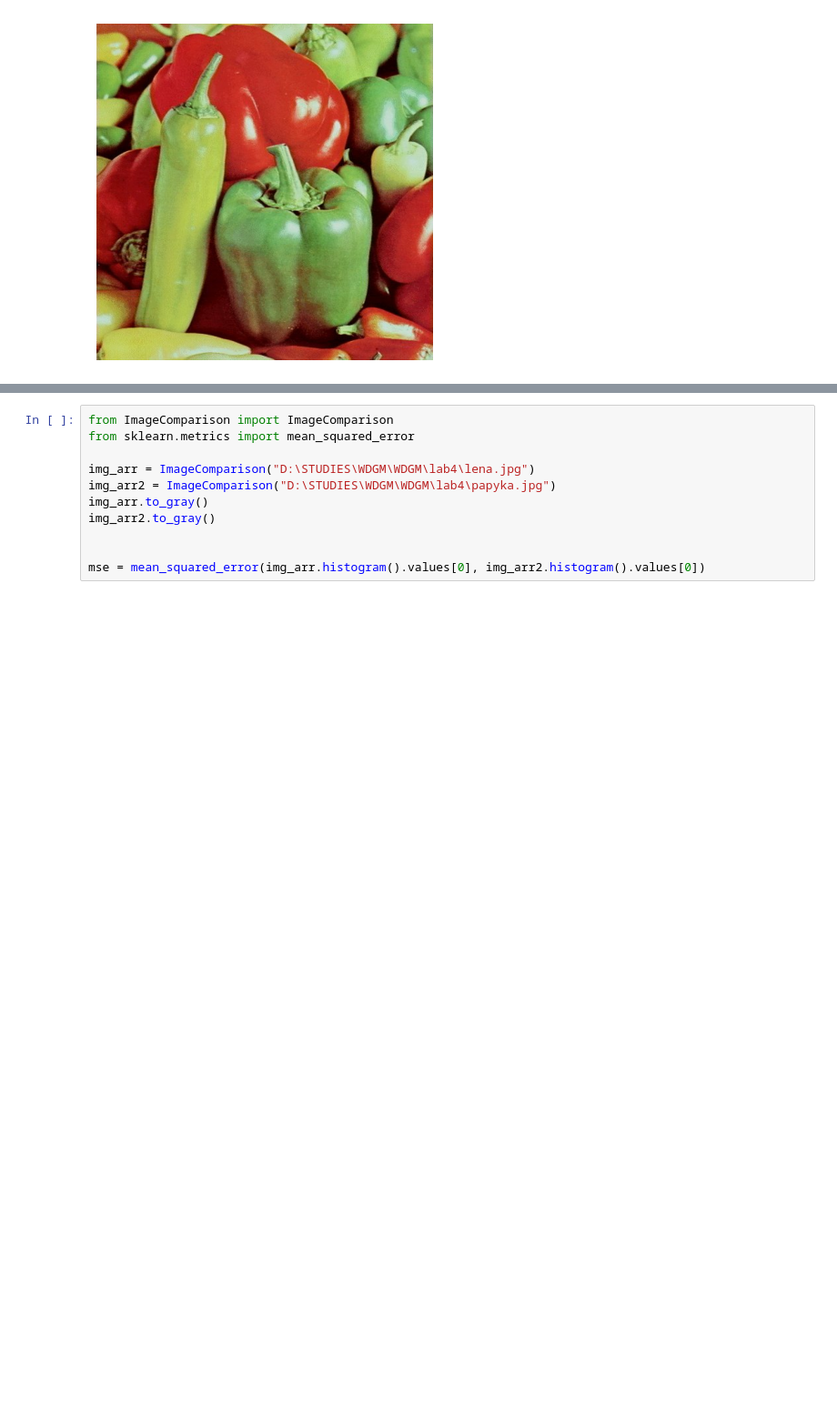
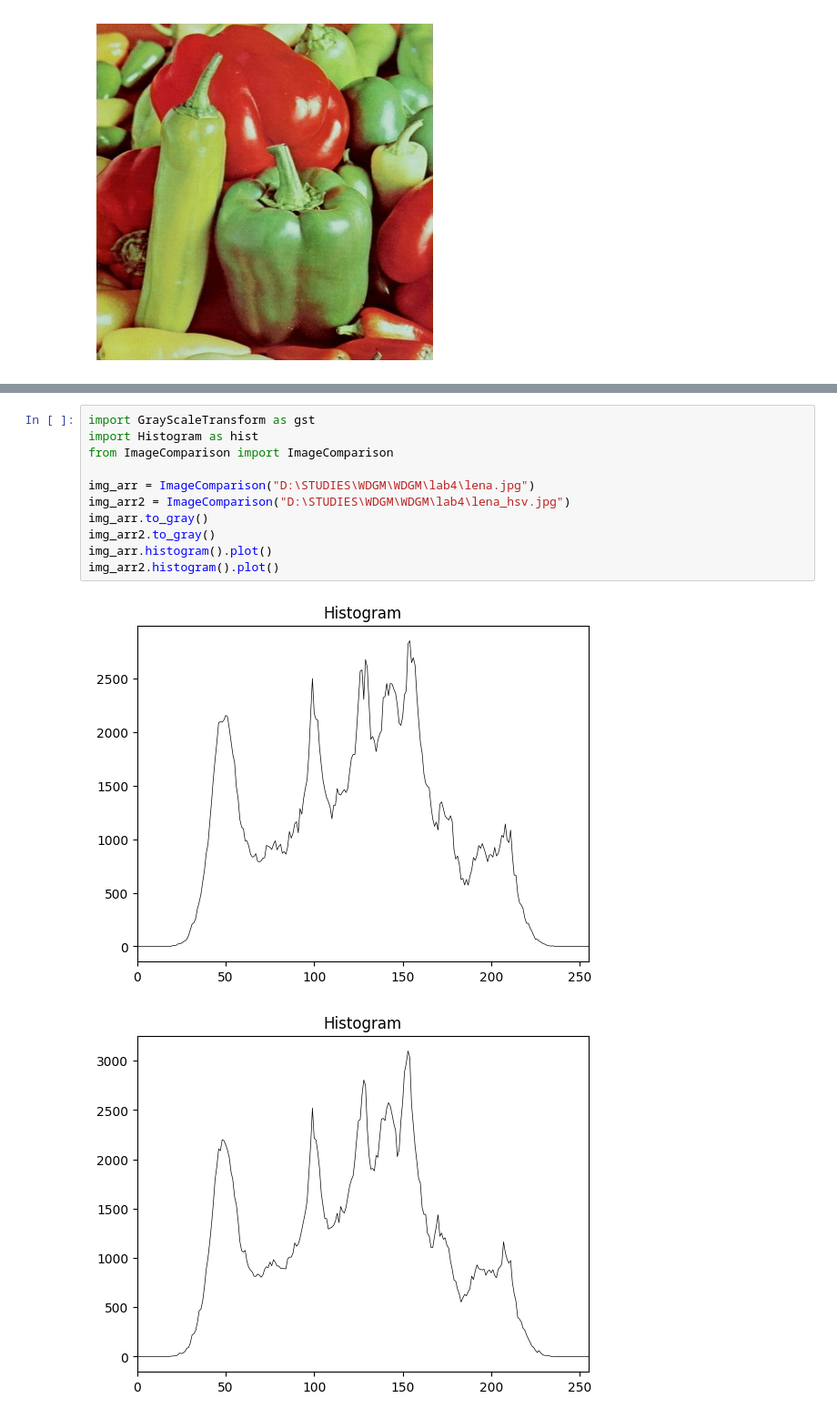
Before and after one commit to aquadros1003/WDGM, a Jupyter notebook: lab4/lab4.ipynb, the cells around one changed output, grey strips where cells are left out. Shown at 91% size. Drawn from its saved outputs; the diff is of its cells as text; blank space fills up the shorter version.

```diff
--- a/lab4/lab4.ipynb
+++ b/lab4/lab4.ipynb
@@ -64,14 +78,17 @@ print(similarity)
 # %%
+import GrayScaleTransform as gst
+import Histogram as hist
 from ImageComparison import ImageComparison
-from sklearn.metrics import mean_squared_error
 
 img_arr = ImageComparison("D:\STUDIES\WDGM\WDGM\lab4\lena.jpg")
-img_arr2 = ImageComparison("D:\STUDIES\WDGM\WDGM\lab4\papyka.jpg")
+img_arr2 = ImageComparison("D:\STUDIES\WDGM\WDGM\lab4\lena_hsv.jpg")
 img_arr.to_gray()
 img_arr2.to_gray()
-
-
-mse = mean_squared_error(img_arr.histogram().values[0], img_arr2.histogram().values[0])
+img_arr.histogram().plot()
+img_arr2.histogram().plot()
+# %% [output]
+[figure, added]
+[figure, added]
 # %%
 import GrayScaleTransform as gst
 import Histogram as hist
```
Also changed, not shown: parts of 9 cells of this notebook, 4 other files.
